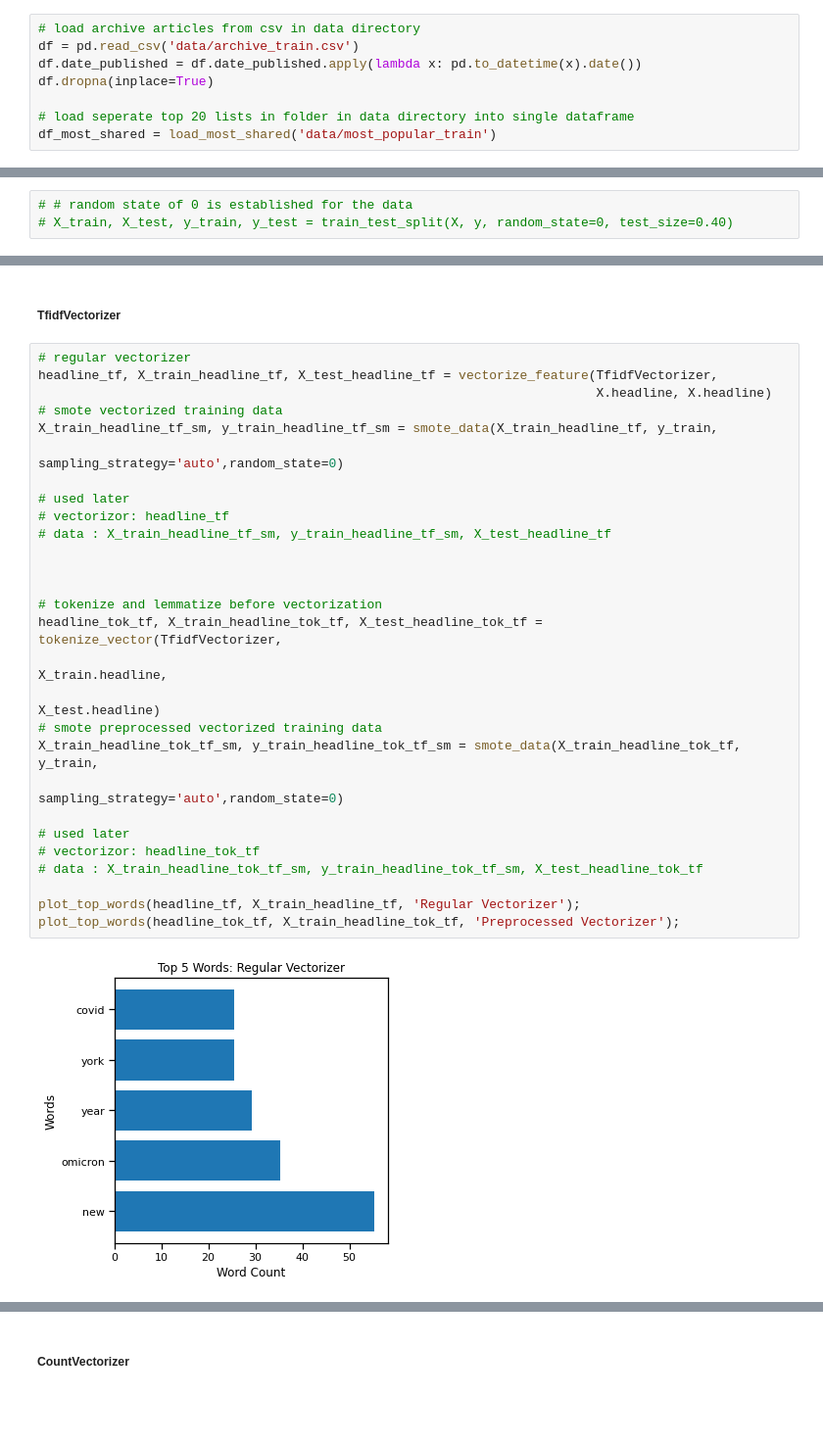
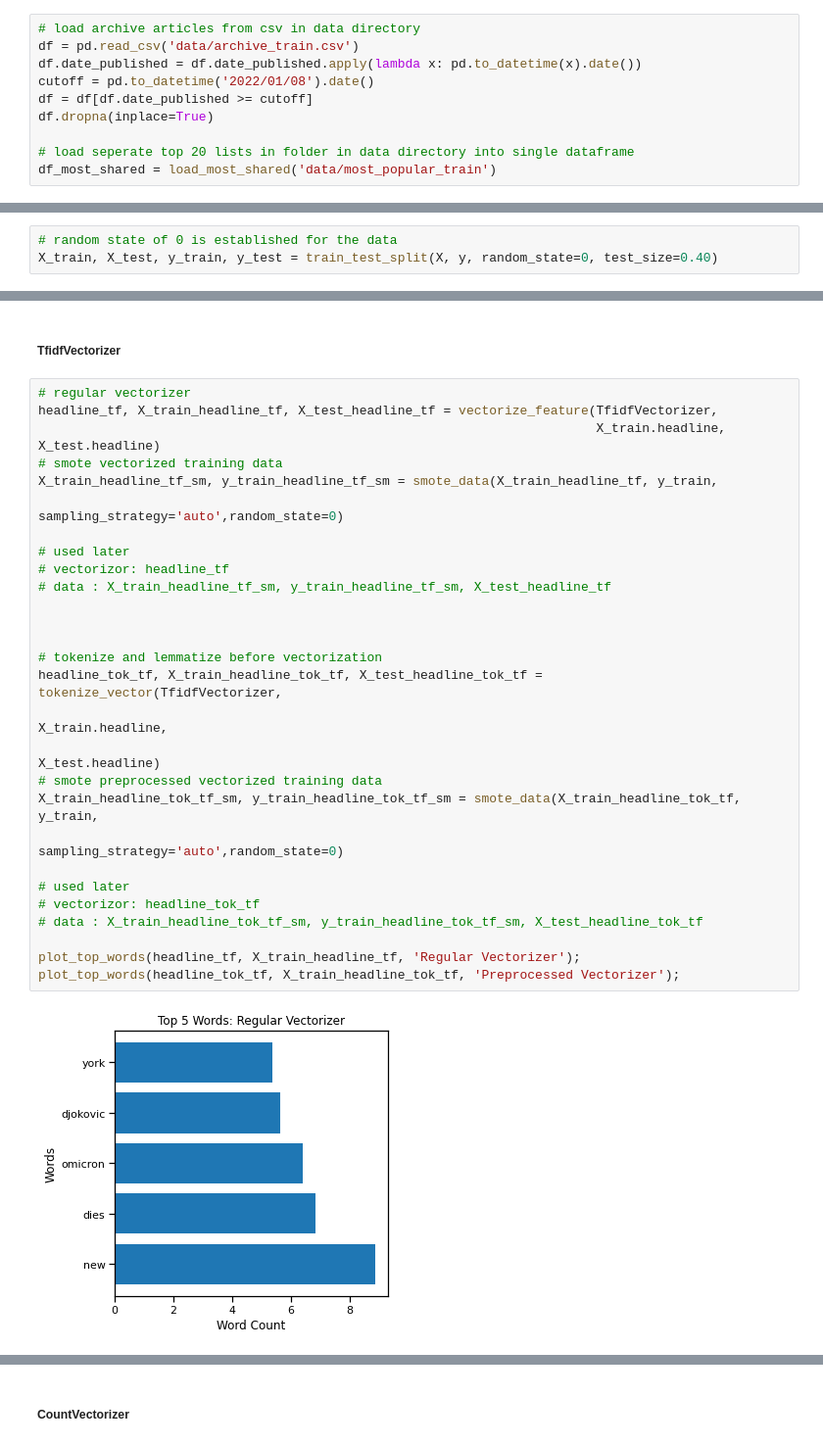
Before and after one commit to zach-hanly/nyt_predicting_shared_articles, a Jupyter notebook: main_notebook.ipynb, the cells around one changed output, grey strips where cells are left out. Shown at 98% size. Cells and saved outputs as stored; diff of their text form; blank space fills up the shorter version.

```diff
--- a/main_notebook.ipynb
+++ b/main_notebook.ipynb
@@ -60,6 +62,8 @@ For each top 20 list the URI, date published and date the list was sourced was t
 # load archive articles from csv in data directory
 df = pd.read_csv('data/archive_train.csv')
 df.date_published = df.date_published.apply(lambda x: pd.to_datetime(x).date())
+cutoff = pd.to_datetime('2022/01/08').date()
+df = df[df.date_published >= cutoff]
 df.dropna(inplace=True)
 
 # load seperate top 20 lists in folder in data directory into single dataframe
@@ -160,8 +188,8 @@ Also, the random state is established as 0, which will be the state for all mode
 X = df.drop('popular', axis=1)
 y = df.popular
 # %%
-# # random state of 0 is established for the data
-# X_train, X_test, y_train, y_test = train_test_split(X, y, random_state=0, test_size=0.40)
+# random state of 0 is established for the data
+X_train, X_test, y_train, y_test = train_test_split(X, y, random_state=0, test_size=0.40)
 # %% [markdown]
 ## Dummy classifier
 A baseline model is established with the data.
@@ -219,30 +238,30 @@ After these preprocessing steps have occured, the class imbalance of the target
 # %%
 # regular vectorizer
 headline_tf, X_train_headline_tf, X_test_headline_tf = vectorize_feature(TfidfVectorizer,
-                                                                         X.headline, X.headline)
+                                                                         X_train.headline, X_test.headline)
 # smote vectorized training data
 X_train_headline_tf_sm, y_train_headline_tf_sm = smote_data(X_train_headline_tf, y_train,
                                                             sampling_strategy='auto',random_state=0)
 
 # used later
 # vectorizor: headline_tf
 # data : X_train_headline_tf_sm, y_train_headline_tf_sm, X_test_headline_tf
 
 
 
 # tokenize and lemmatize before vectorization
 headline_tok_tf, X_train_headline_tok_tf, X_test_headline_tok_tf = tokenize_vector(TfidfVectorizer,
                                                                                    X_train.headline,
                                                                                    X_test.headline)
 # smote preprocessed vectorized training data
 X_train_headline_tok_tf_sm, y_train_headline_tok_tf_sm = smote_data(X_train_headline_tok_tf, y_train,
                                                                     sampling_strategy='auto',random_state=0)
 
 # used later
 # vectorizor: headline_tok_tf
 # data : X_train_headline_tok_tf_sm, y_train_headline_tok_tf_sm, X_test_headline_tok_tf
 
 plot_top_words(headline_tf, X_train_headline_tf, 'Regular Vectorizer');
 plot_top_words(headline_tok_tf, X_train_headline_tok_tf, 'Preprocessed Vectorizer');
 # %% [output]
-[figure, old version]
+[figure, new version]
```
Also changed, not shown: parts of 119 cells of this notebook, 23 other files.
